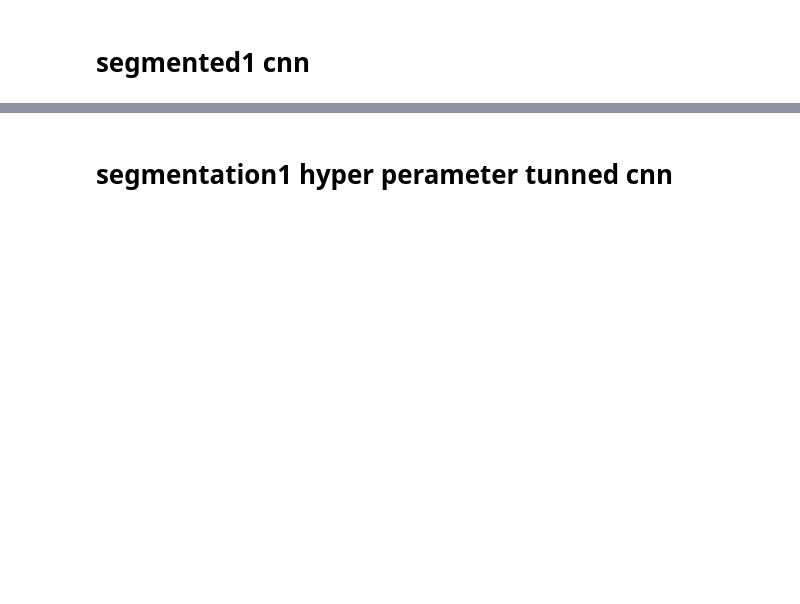
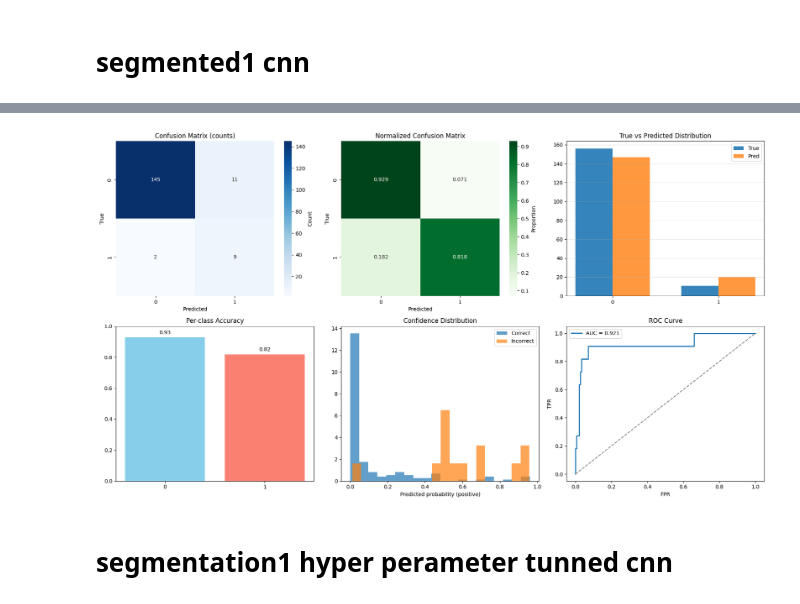
Before and after one commit to borat-2000/table-_csv_cervical_cancer, a Jupyter notebook: segmentation1_table_data_cervical_cancer.ipynb, the cells around one changed output, grey strips where cells are left out. Saved outputs shown, nothing was run; the diff lists cells and outputs as text; code cells hidden in the pictures; blank space fills up the shorter version.

```diff
--- a/segmentation1_table_data_cervical_cancer.ipynb
+++ b/segmentation1_table_data_cervical_cancer.ipynb
@@ -403,0 +294,99 @@ F1 Score: 0.3750
+# %%
+import numpy as np
+import matplotlib.pyplot as plt
+import seaborn as sns
+from sklearn.metrics import confusion_matrix, roc_curve, auc, classification_report
+from sklearn.preprocessing import label_binarize
+from IPython.display import display, Image
+
+# --- Prepare ground-truth and predictions (ensure shapes) ---
+y_true = np.array(y_val).reshape(-1,)           # from your validation set
+y_pred = np.array(y_pred).reshape(-1,)          # from cnn_model.predict(...) > 0.5
+
+# If predictions are probabilities (not thresholded), convert:
+# y_pred_probs = cnn_model.predict(X_val_cnn)
+# y_pred = (y_pred_probs > 0.5).astype(int).reshape(-1,)
+
+# Class names for binary problem
+class_names = ['0', '1']   # change to ['negative','positive'] if you prefer
+
+# --- Safety checks ---
+if y_true.shape[0] != y_pred.shape[0]:
+    raise RuntimeError(f"Length mismatch: y_true={y_true.shape[0]} vs y_pred={y_pred.shape[0]}")
+
+
+# confusion matrix (counts)
+conf_matrix = confusion_matrix(y_true, y_pred)
+
+
+fig = plt.figure(figsize=(18,10))
+
+# 1) Confusion Matrix (counts)
+plt.subplot(2,3,1)
+sns.heatmap(conf_matrix, annot=True, fmt='d', cmap='Blues',
+            xticklabels=class_names, yticklabels=class_names,
+            cbar_kws={'label':'Count'})
+plt.xlabel('Predicted'); plt.ylabel('True'); plt.title('Confusion Matrix (counts)')
+
+# 2) Normalized confusion matrix (by true class)
+plt.subplot(2,3,2)
+row_sums = conf_matrix.sum(axis=1, keepdims=True)
+conf_norm = np.divide(conf_matrix, row_sums, where=(row_sums!=0))
+sns.heatmap(conf_norm, annot=True, fmt='.3f', cmap='Greens',
+            xticklabels=class_names, yticklabels=class_names,
+            cbar_kws={'label':'Proportion'})
+plt.xlabel('Predicted'); plt.ylabel('True'); plt.title('Normalized Confusion Matrix')
+
+# 3) Class distribution (true vs pred)
+plt.subplot(2,3,3)
+true_counts = np.bincount(y_true, minlength=len(class_names))
+pred_counts = np.bincount(y_pred, minlength=len(class_names))
+x = np.arange(len(class_names)); w = 0.35
+plt.bar(x - w/2, true_counts, w, label='True', alpha=0.9)
+plt.bar(x + w/2, pred_counts, w, label='Pred', alpha=0.8)
+plt.xticks(x, class_names); plt.title('True vs Predicted Distribution'); plt.legend(); plt.grid(axis='y', alpha=0.3)
+
+# 4) Per-class accuracy
+plt.subplot(2,3,4)
+per_acc = []
+for i in range(len(class_names)):
+    mask = (y_true == i)
+    acc_i = (np.sum((y_true==i) & (y_pred==i)) / np.sum(mask)) if np.sum(mask)>0 else 0.0
+    per_acc.append(acc_i)
+bars = plt.bar(class_names, per_acc, color=['skyblue','salmon'][:len(class_names)])
+plt.ylim(0,1); plt.title('Per-class Accuracy')
+for b,a in zip(bars, per_acc):
+    plt.text(b.get_x()+b.get_width()/2, a+0.02, f"{a:.2f}", ha='center')
+
+# 5) Confidence distribution (if you have probabilities)
+plt.subplot(2,3,5)
+# try to grab probabilities if available, else plot predicted classes frequency
+try:
+    y_probs = cnn_model.predict(X_val_cnn).reshape(-1,)
+    plt.hist(y_probs[y_true==y_pred], bins=20, alpha=0.7, label='Correct', density=True)
+    plt.hist(y_probs[y_true!=y_pred], bins=20, alpha=0.7, label='Incorrect', density=True)
+    plt.xlabel('Predicted probability (positive)')
+    plt.title('Confidence Distribution')
+    plt.legend()
+except Exception:
+    # fallback: show predicted class counts
+    plt.bar(class_names, pred_counts)
+    plt.title('Predicted class counts')
+
+# 6) ROC curve & AUC (binary)
+plt.subplot(2,3,6)
+try:
+    # need probability for positive class
+    y_probs = cnn_model.predict(X_val_cnn).reshape(-1,)
+    fpr, tpr, _ = roc_curve(y_true, y_probs)
+    roc_auc = auc(fpr, tpr)
+    plt.plot(fpr, tpr, lw=2, label=f"AUC = {roc_auc:.3f}")
+    plt.plot([0,1],[0,1], linestyle='--', color='grey')
+    plt.xlabel('FPR'); plt.ylabel('TPR'); plt.title('ROC Curve'); plt.legend()
+except Exception as e:
+    plt.text(0.3, 0.5, f"ROC not available\n{e}", fontsize=12)
+    plt.axis('off')
+
+plt.tight_layout()
+plt.show()
+# %% [output]
@@ -404,3 +395,4 @@ F1 Score: 0.3750
+[figure, added]
 # %% [markdown]
 # segmentation1 hyper perameter tunned cnn
 # %%
```
Also changed, not shown: parts of 26 cells of this notebook.
